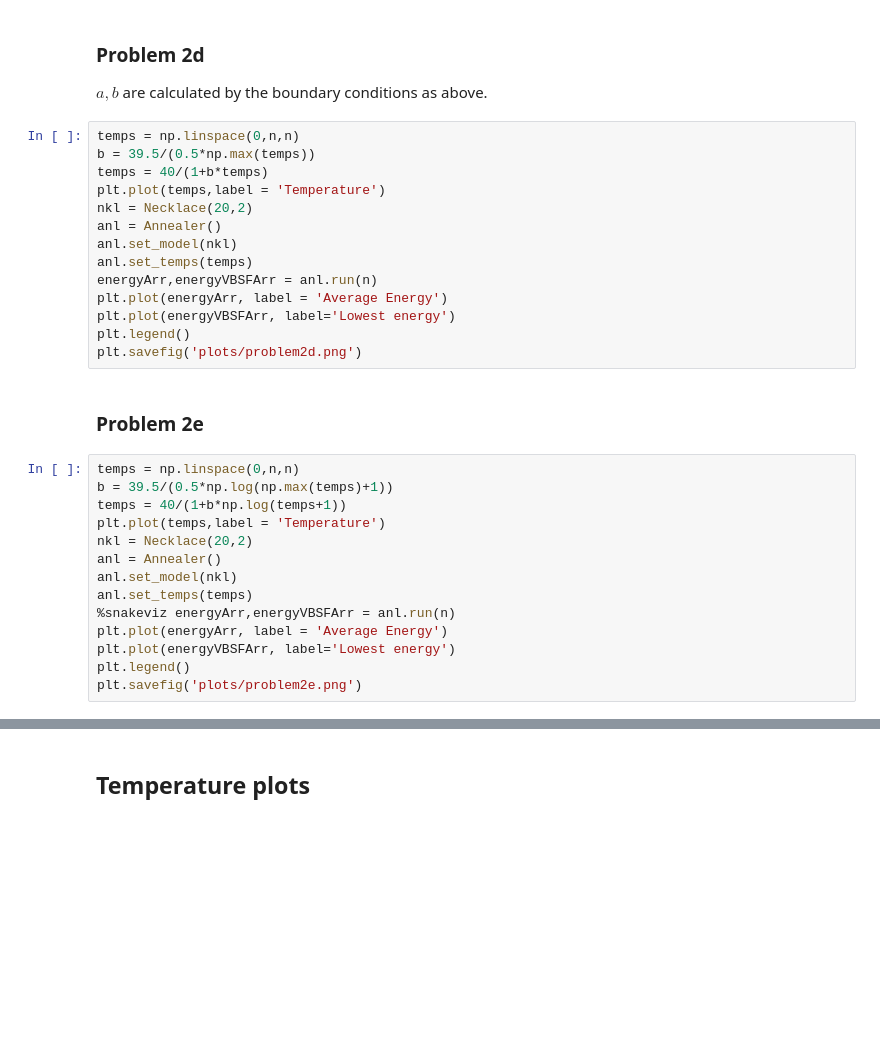
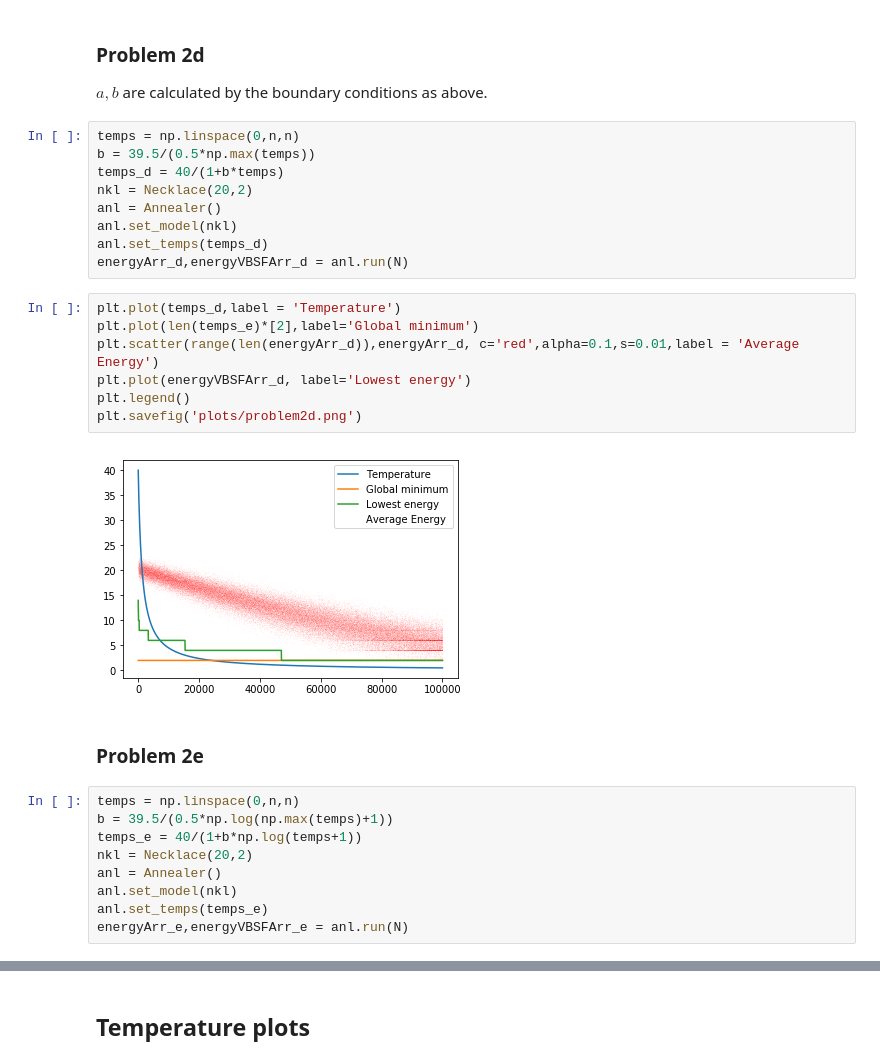
Before and after one commit to christian512/necklace_simulation, a Jupyter notebook: Assignment2.ipynb, the cells around one changed output, grey strips where cells are left out. Cells and saved outputs as stored; diff of their text form; blank space fills up the shorter version.

```diff
--- a/Assignment2.ipynb
+++ b/Assignment2.ipynb
@@ -66,30 +74,29 @@ $a,b$ are calculated by the boundary conditions as above.
 # %%
 temps = np.linspace(0,n,n)
 b = 39.5/(0.5*np.max(temps))
-temps = 40/(1+b*temps)
-plt.plot(temps,label = 'Temperature')
+temps_d = 40/(1+b*temps)
 nkl = Necklace(20,2)
 anl = Annealer()
 anl.set_model(nkl)
-anl.set_temps(temps)
-energyArr,energyVBSFArr = anl.run(n)
-plt.plot(energyArr, label = 'Average Energy')
-plt.plot(energyVBSFArr, label='Lowest energy')
-plt.legend()
-plt.savefig('plots/problem2d.png')
+anl.set_temps(temps_d)
+energyArr_d,energyVBSFArr_d = anl.run(N)
+# %%
+plt.plot(temps_d,label = 'Temperature')
+plt.plot(len(temps_e)*[2],label='Global minimum')
+plt.scatter(range(len(energyArr_d)),energyArr_d, c='red',alpha=0.1,s=0.01,label = 'Average Energy')
+plt.plot(energyVBSFArr_d, label='Lowest energy')
+plt.legend()
+plt.savefig('plots/problem2d.png')
+# %% [output]
+[figure, added]
 # %% [markdown]
 ### Problem 2e
 # %%
 temps = np.linspace(0,n,n)
 b = 39.5/(0.5*np.log(np.max(temps)+1))
-temps = 40/(1+b*np.log(temps+1))
-plt.plot(temps,label = 'Temperature')
+temps_e = 40/(1+b*np.log(temps+1))
 nkl = Necklace(20,2)
 anl = Annealer()
 anl.set_model(nkl)
-anl.set_temps(temps)
-%snakeviz energyArr,energyVBSFArr = anl.run(n)
-plt.plot(energyArr, label = 'Average Energy')
-plt.plot(energyVBSFArr, label='Lowest energy')
-plt.legend()
-plt.savefig('plots/problem2e.png')
+anl.set_temps(temps_e)
+energyArr_e,energyVBSFArr_e = anl.run(N)
```
Also changed, not shown: parts of 9 cells of this notebook, 4 other files.
